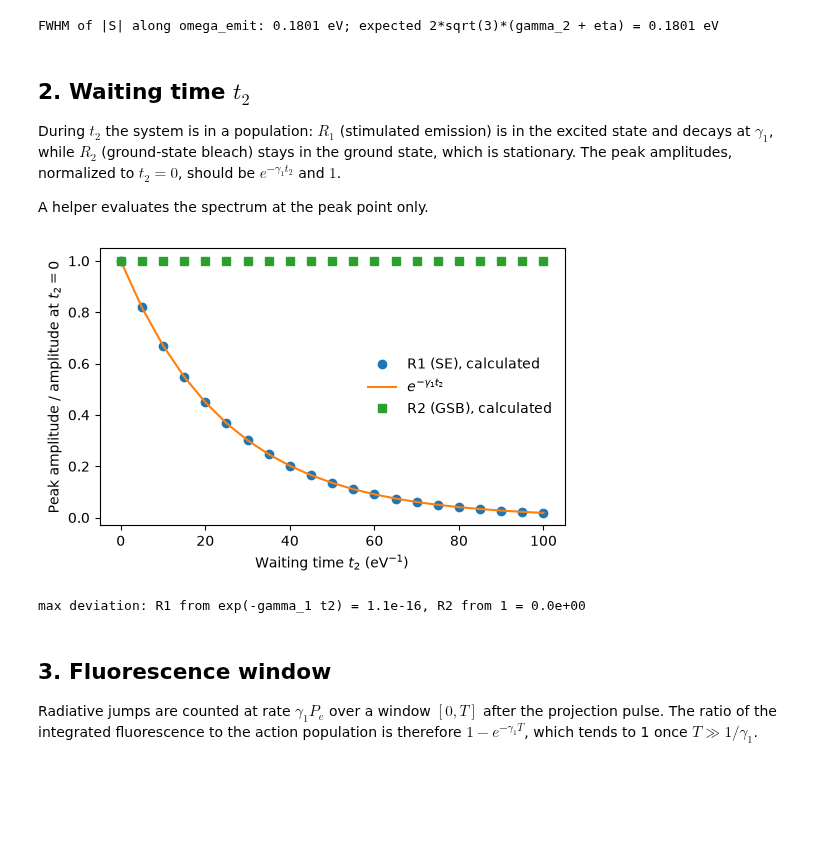
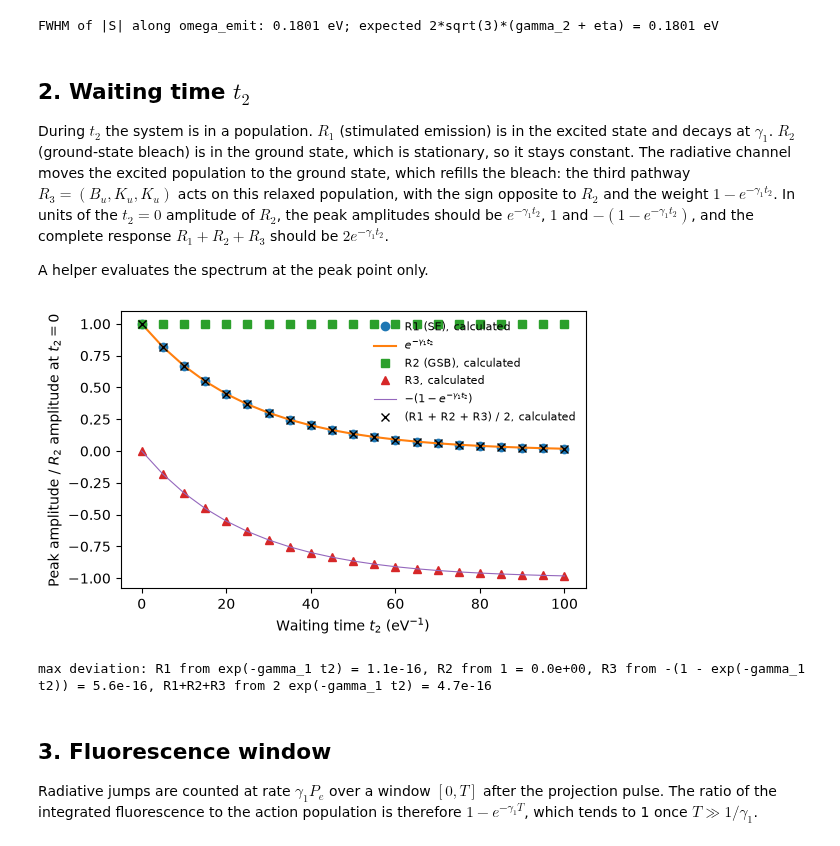
Before and after one commit to SilvaScience/QuDPy-FDGF, a Jupyter notebook: validation/analysis/example1_analysis.ipynb, the cells around one changed output. Drawn from its saved outputs; the diff is of its cells as text; code cells hidden in the pictures; blank space fills up the shorter version.

```diff
--- a/validation/analysis/example1_analysis.ipynb
+++ b/validation/analysis/example1_analysis.ipynb
@@ -64,48 +64,59 @@ FWHM of |S| along omega_emit: 0.1801 eV; expected 2*sqrt(3)*(gamma_2 + eta) = 0.
 # %% [markdown]
 ## 2. Waiting time $t_2$
 
-During $t_2$ the system is in a population: $R_1$ (stimulated emission) is in the excited state and decays at $\gamma_1$, while $R_2$ (ground-state bleach) stays in the ground state, which is stationary. The peak amplitudes, normalized to $t_2=0$, should be $e^{-\gamma_1t_2}$ and $1$.
+During $t_2$ the system is in a population. $R_1$ (stimulated emission) is in the excited state and decays at $\gamma_1$. $R_2$ (ground-state bleach) is in the ground state, which is stationary, so it stays constant. The radiative channel moves the excited population to the ground state, which refills the bleach: the third pathway $R_3=(B_u,K_u,K_u)$ acts on this relaxed population, with the sign opposite to $R_2$ and the weight $1-e^{-\gamma_1t_2}$. In units of the $t_2=0$ amplitude of $R_2$, the peak amplitudes should be $e^{-\gamma_1t_2}$, $1$ and $-(1-e^{-\gamma_1t_2})$, and the complete response $R_1+R_2+R_3$ should be $2e^{-\gamma_1t_2}$.
 
 A helper evaluates the spectrum at the peak point only.
 # %%
 solver = SpectroscopySolver(backend="dense", eta=eta)
 solver.feed_model(example1_model())
 peak_axes = {"omega_1q": np.array([-omega_eg]), "omega_emit": np.array([omega_eg])}
 
 
 def at_peak(t2=EX1["t2"], observables=None):
-    """Spectrum evaluated at (-omega_eg, +omega_eg) for both pathways."""
+    """Spectrum evaluated at (-omega_eg, +omega_eg) for the three rephasing pathways."""
     return solver.generate_spectrum(
         EX1_PROTOCOL, peak_axes, pathways=EX1_PATHWAYS,
         fixed_coordinates={"t2": t2}, observables=observables,
     )
 
 
 t2_values = np.linspace(0.0, 100.0, 21)
-amplitude = {"R1": [], "R2": []}
+peak = {name: [] for name in ("R1", "R2", "R3")}
 for t2 in t2_values:
     result = at_peak(t2)
-    for name in amplitude:
-        amplitude[name].append(np.abs(result.pathways[name][0, 0]))
-amplitude = {name: np.array(values) / values[0] for name, values in amplitude.items()}
+    for name in peak:
+        peak[name].append(result.pathways[name][0, 0])
+unit = peak["R2"][0]                       # R2 does not depend on t2
+relative = {name: np.array(values) / unit for name, values in peak.items()}
+assert max(np.abs(v.imag).max() for v in relative.values()) < 1e-12      # same phase for all pathways
+relative = {name: v.real for name, v in relative.items()}
+total = relative["R1"] + relative["R2"] + relative["R3"]
+decay = np.exp(-gamma_1 * t2_values)
 
 fig, ax = plt.subplots(figsize=(6.0, 3.6))
-ax.plot(t2_values, amplitude["R1"], "o", label="R1 (SE), calculated")
-ax.plot(t2_values, np.exp(-gamma_1 * t2_values), "-", label=r"$e^{-\gamma_1 t_2}$")
-ax.plot(t2_values, amplitude["R2"], "s", label="R2 (GSB), calculated")
+ax.plot(t2_values, relative["R1"], "o", label="R1 (SE), calculated")
+ax.plot(t2_values, decay, "-", label=r"$e^{-\gamma_1 t_2}$")
+ax.plot(t2_values, relative["R2"], "s", label="R2 (GSB), calculated")
+ax.plot(t2_values, relative["R3"], "^", label="R3, calculated")
+ax.plot(t2_values, -(1 - decay), "-", lw=0.8, label=r"$-(1-e^{-\gamma_1 t_2})$")
+ax.plot(t2_values, total / 2, "x", color="k", label="(R1 + R2 + R3) / 2, calculated")
 ax.set_xlabel(r"Waiting time $t_2$ (eV$^{-1}$)")
-ax.set_ylabel(r"Peak amplitude / amplitude at $t_2=0$")
-ax.legend(frameon=False)
+ax.set_ylabel(r"Peak amplitude / $R_2$ amplitude at $t_2=0$")
+ax.legend(frameon=False, fontsize=8)
 fig.savefig(ANALYSIS_FIGURES / "example1_waiting_time.pdf", bbox_inches="tight")
 plt.show()
 
-error_R1 = np.abs(amplitude["R1"] - np.exp(-gamma_1 * t2_values)).max()
-error_R2 = np.abs(amplitude["R2"] - 1.0).max()
-print(f"max deviation: R1 from exp(-gamma_1 t2) = {error_R1:.1e}, R2 from 1 = {error_R2:.1e}")
-assert error_R1 < 1e-10 and error_R2 < 1e-10
+error_R1 = np.abs(relative["R1"] - decay).max()
+error_R2 = np.abs(relative["R2"] - 1.0).max()
+error_R3 = np.abs(relative["R3"] + (1 - decay)).max()
+error_total = np.abs(total - 2 * decay).max()
+print(f"max deviation: R1 from exp(-gamma_1 t2) = {error_R1:.1e}, R2 from 1 = {error_R2:.1e}, "
+      f"R3 from -(1 - exp(-gamma_1 t2)) = {error_R3:.1e}, R1+R2+R3 from 2 exp(-gamma_1 t2) = {error_total:.1e}")
+assert max(error_R1, error_R2, error_R3, error_total) < 1e-10
 # %% [output]
-[figure, old version]
+[figure, new version]
-max deviation: R1 from exp(-gamma_1 t2) = 1.1e-16, R2 from 1 = 0.0e+00
+max deviation: R1 from exp(-gamma_1 t2) = 1.1e-16, R2 from 1 = 0.0e+00, R3 from -(1 - exp(-gamma_1 t2)) = 5.6e-16, R1+R2+R3 from 2 exp(-gamma_1 t2) = 4.7e-16
 # %% [markdown]
 ## 3. Fluorescence window
 
```
Also changed, not shown: parts of 4 cells of this notebook, 20 other files.
